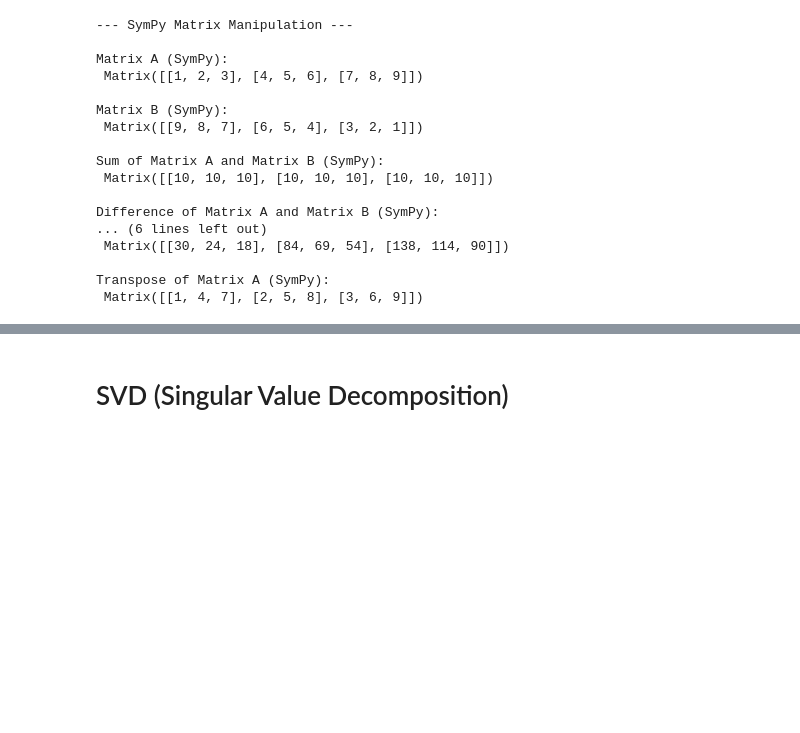
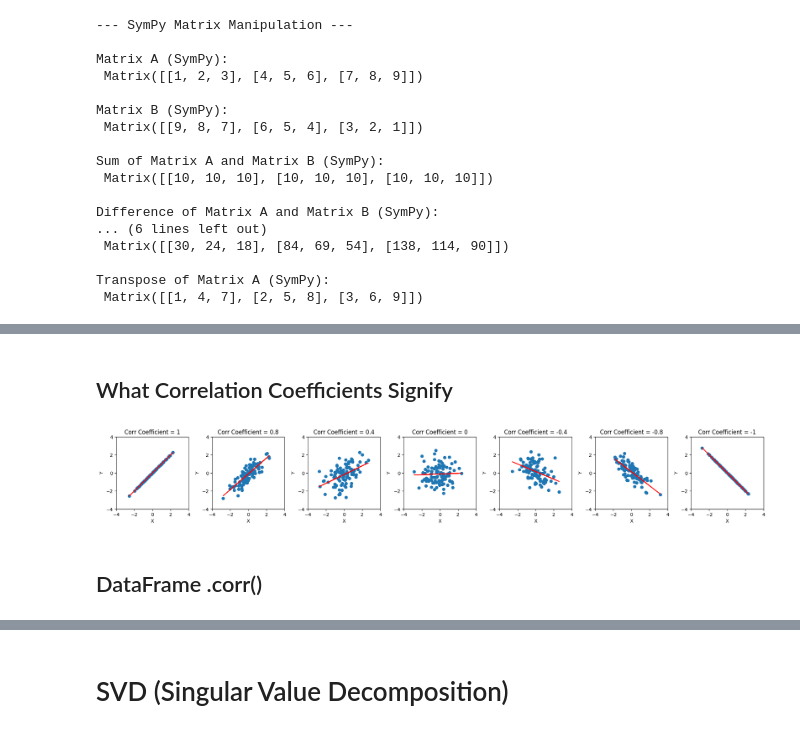
Before and after one commit to vuhung16au/ACU, a Jupyter notebook: ITEC203/Week05/ITEC203-Week05_Tutorial_Code_MNIST.ipynb, the cells around one changed output, grey strips where cells are left out. Saved outputs shown, nothing was run; the diff lists cells and outputs as text; code cells hidden in the pictures; blank space fills up the shorter version.

```diff
--- a/ITEC203/Week05/ITEC203-Week05_Tutorial_Code_MNIST.ipynb
+++ b/ITEC203/Week05/ITEC203-Week05_Tutorial_Code_MNIST.ipynb
@@ -146,0 +198,44 @@ Transpose of Matrix A (SymPy):
+# %% [markdown]
+## What Correlation Coefficients Signify
+# %%
+
+
+
+# Set random seed for reproducibility
+np.random.seed(0)
+
+# Number of data points
+n = 100
+
+# Correlation coefficients
+rhos = [1, 0.8, 0.4, 0, -0.4, -0.8, -1]
+
+# Create subplots
+fig, axes = plt.subplots(1, 7, figsize=(21, 7)) # Increased the height to 7
+
+for i, rho in enumerate(rhos):
+    # Generate correlated variables
+    X = np.random.normal(0, 1, n)
+    Y = rho * X + np.random.normal(0, np.sqrt(1 - rho**2), n)
+
+    # Calculate regression line
+    m, b = np.polyfit(X, Y, 1)
+
+    # Plot data and regression line
+    axes[i].scatter(X, Y, label=f'Correlation = {rho}')
+    axes[i].plot(X, m * X + b, color='red', label=f'Regression line (y = {m:.2f}x + {b:.2f})')
+    axes[i].set_xlabel('X')
+    axes[i].set_ylabel('Y')
+    axes[i].set_title(f'Corr Coefficient = {rho}')
+    # axes[i].legend(bbox_to_anchor=(1.05, 1), loc='upper left') # Moved legend outside the graph
+    axes[i].set_xlim([-4, 4])
+    axes[i].set_ylim([-4, 4])
+    axes[i].set_aspect('equal', adjustable='box') # Ensure equal scaling for x and y axes
+
+
+plt.tight_layout(rect=[0, 0, 0.95, 1]) # Adjust layout to prevent overlap with legends
+plt.show()
+# %% [output]
+[figure, added]
+# %% [markdown]
+## DataFrame .corr()
```
Also changed, not shown: parts of 13 cells of this notebook.
